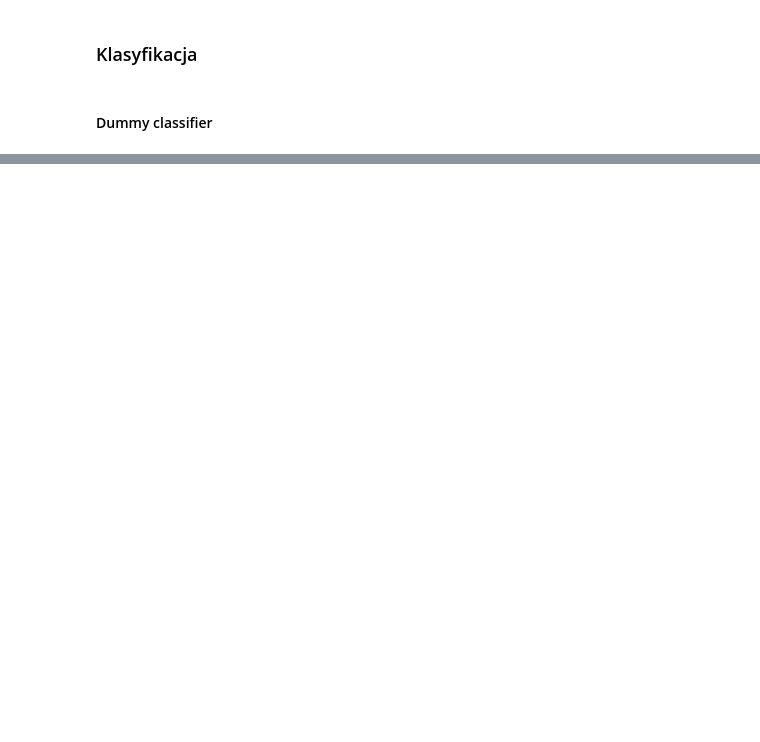
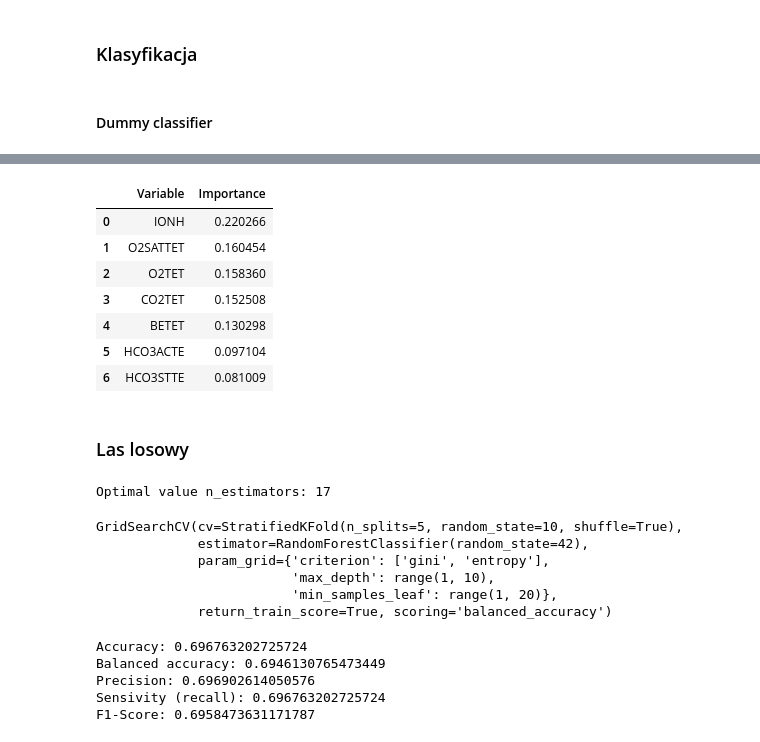
Before and after one commit to dorota10/GasometryTimeSeriesAnalysis, a Jupyter notebook: gasometry_analysis/scripts/klasyfikacja_rozdzial2.ipynb, the cells around one changed output, grey strips where cells are left out. Saved outputs shown, nothing was run; the diff lists cells and outputs as text; code cells hidden in the pictures; blank space fills up the shorter version.

```diff
--- a/gasometry_analysis/scripts/klasyfikacja_rozdzial2.ipynb
+++ b/gasometry_analysis/scripts/klasyfikacja_rozdzial2.ipynb
@@ -17 +126,20 @@ print("Dokładność drzewa: ", np.mean(s))
+# %%
+# significant_variables(model, X_train, "trees")
+indeksy = np.where(model_dt.feature_importances_!=0)[0]
+variables= [X_train.columns[i] for i in indeksy]
+importances = model_dt.feature_importances_[indeksy]
+
+# sortowanie
+importances, variables= zip(*sorted(zip(importances, variables), reverse=True))
+df_importances = pd.DataFrame({'Variable': variables, 'Importance': importances})
+df_importances
+# %% [output]
+|  | Variable | Importance |
+| 0 | IONH | 0.220266 |
+| 1 | O2SATTET | 0.160454 |
+| 2 | O2TET | 0.158360 |
+| 3 | CO2TET | 0.152508 |
+| 4 | BETET | 0.130298 |
+| 5 | HCO3ACTE | 0.097104 |
+| 6 | HCO3STTE | 0.081009 |
 # %%
@@ -63,0 +152,2 @@ plt.show()
+# %% [markdown]
+### Las losowy
@@ -63,0 +174,22 @@ plt.show()
+# %%
+skf = StratifiedKFold(n_splits=5, shuffle=True, random_state=10)
+n_estimators_values = range(1,20)
+ma_rf_train = []
+ma_rf_test = []
+
+for n_estimators in n_estimators_values:
+    model = RandomForestClassifier(random_state=10, n_estimators=n_estimators, max_depth=18)
+    a_test = []
+    a_tren = []
+    for i, (train_index, test_index) in enumerate(skf.split(X_train, y_train)):
+        model.fit(X_train.iloc[train_index], y_train.iloc[train_index])
+        a_test.append(model.score(X_train.iloc[test_index], y_train.iloc[test_index]).round(4))
+        a_tren.append(model.score(X_train.iloc[train_index], y_train.iloc[train_index]).round(4))
+
+    ma_rf_test.append(np.mean(a_test))
+    ma_rf_train.append(np.mean(a_tren))
+
+optimal_n_estimators = n_estimators_values[np.argmax(ma_rf_test)]
+print("Optimal value n_estimators:", optimal_n_estimators)
+# %% [output]
+Optimal value n_estimators: 17
@@ -63,0 +198,32 @@ plt.show()
+# %%
+model_rf=RandomForestClassifier(random_state=42)
+
+rf_param_dist = {
+    'n_estimators': range(10,50),
+    'max_depth': range(1, 15),
+    'min_samples_leaf': range(15)
+}
+
+model_rf.fit(X_train, y_train)
+
+cv_strategy = StratifiedKFold(n_splits=5, shuffle=True, random_state=10)
+rf_grid_search = GridSearchCV(model_rf, trees_param_grid, cv=cv_strategy, scoring='balanced_accuracy', return_train_score=True)
+rf_grid_search.fit(X_train, y_train)
+# %% [output]
+GridSearchCV(cv=StratifiedKFold(n_splits=5, random_state=10, shuffle=True),
+             estimator=RandomForestClassifier(random_state=42),
+             param_grid={'criterion': ['gini', 'entropy'],
+                         'max_depth': range(1, 10),
+                         'min_samples_leaf': range(1, 20)},
+             return_train_score=True, scoring='balanced_accuracy')
+# %%
+best_rf_model = rf_grid_search.best_estimator_
+best_rf_model.fit(X_train, y_train)
+y_pred = best_rf_model.predict(X_test)
+accuracy_assessment(y_test, y_pred)
+# %% [output]
+Accuracy: 0.696763202725724
+Balanced accuracy: 0.6946130765473449
+Precision: 0.696902614050576
+Sensivity (recall): 0.696763202725724
+F1-Score: 0.6958473631171787
```
Also changed, not shown: parts of 30 cells of this notebook, 7 other files.
